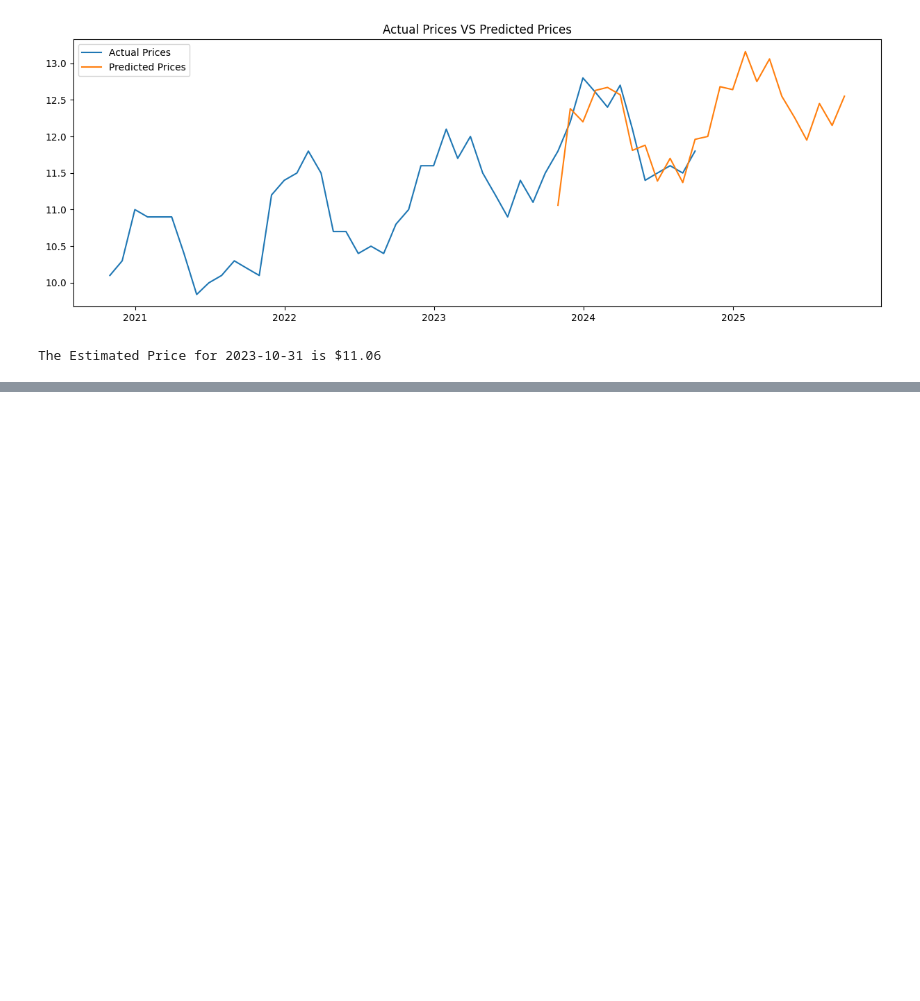
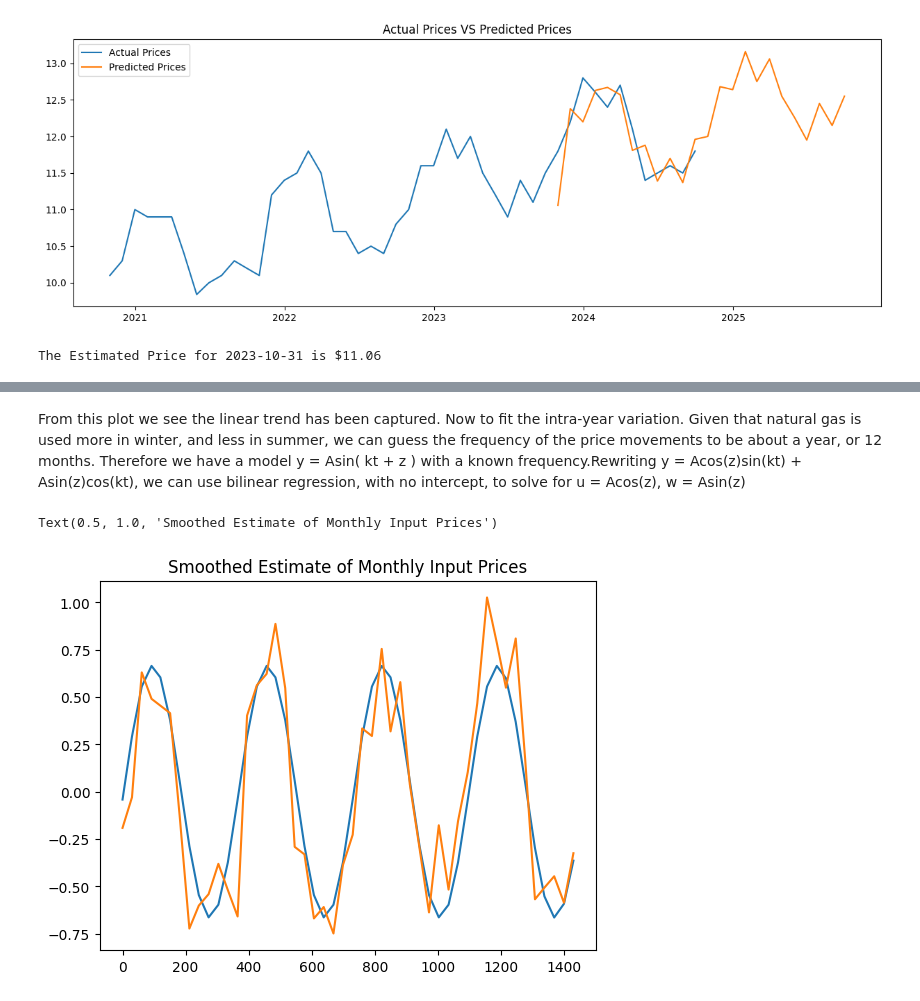
Before and after one commit to Veleces/Project, a Jupyter notebook: Natural Gas Time Series Forecasting.ipynb, the cells around one changed output, grey strips where cells are left out. Drawn from its saved outputs; the diff is of its cells as text; code cells hidden in the pictures; blank space fills up the shorter version.

```diff
--- a/Natural Gas Time Series Forecasting.ipynb
+++ b/Natural Gas Time Series Forecasting.ipynb
@@ -242,0 +318,29 @@ The Estimated Price for 2023-10-31 is $11.06
+# %% [markdown]
+From this plot we see the linear trend has been captured. Now to fit the intra-year variation. Given that natural gas is used more in winter, and less in summer, we can guess the frequency of the price movements to be about a year, or 12 months.
+Therefore we have a model y = Asin( kt + z ) with a known frequency.Rewriting y = Acos(z)sin(kt) + Asin(z)cos(kt), we can use bilinear regression, with no intercept, to solve for u = Acos(z), w = Asin(z)
+# %%
+sin_prices = prices - (time * slope + intercept)
+sin_time = np.sin(time * 2 * np.pi / (365))
+cos_time = np.cos(time * 2 * np.pi / (365))
+
+def bilinear_regression(y, x1, x2):
+    # Bilinear regression without an intercept amounts to projection onto the x-vectors
+    slope1 = np.sum(y * x1) / np.sum(x1 ** 2)
+    slope2 = np.sum(y * x2) / np.sum(x2 ** 2)
+    return(slope1, slope2)
+
+slope1, slope2 = bilinear_regression(sin_prices, sin_time, cos_time)
+# %%
+# We now recover the original amplitude and phase shift as A = slope1 ** 2 + slope2 ** 2, z = tan^{-1}(slope2/slope1)
+
+amplitude = np.sqrt(slope1 ** 2 + slope2 ** 2)
+shift = np.arctan2(slope2, slope1)
+# %%
+# Plot smoothed estimate of full dataset
+
+plt.plot(time, amplitude * np.sin(time * 2 * np.pi / 365 + shift))
+plt.plot(time, sin_prices)
+plt.title('Smoothed Estimate of Monthly Input Prices')
+# %% [output]
+Text(0.5, 1.0, 'Smoothed Estimate of Monthly Input Prices')
+[figure, added]
```
Also changed, not shown: parts of 13 cells of this notebook.
